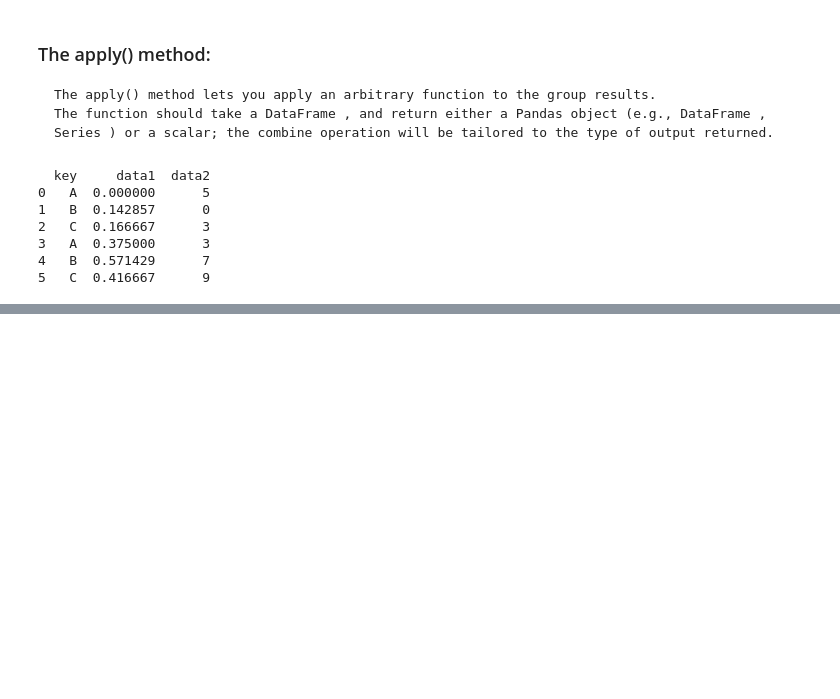
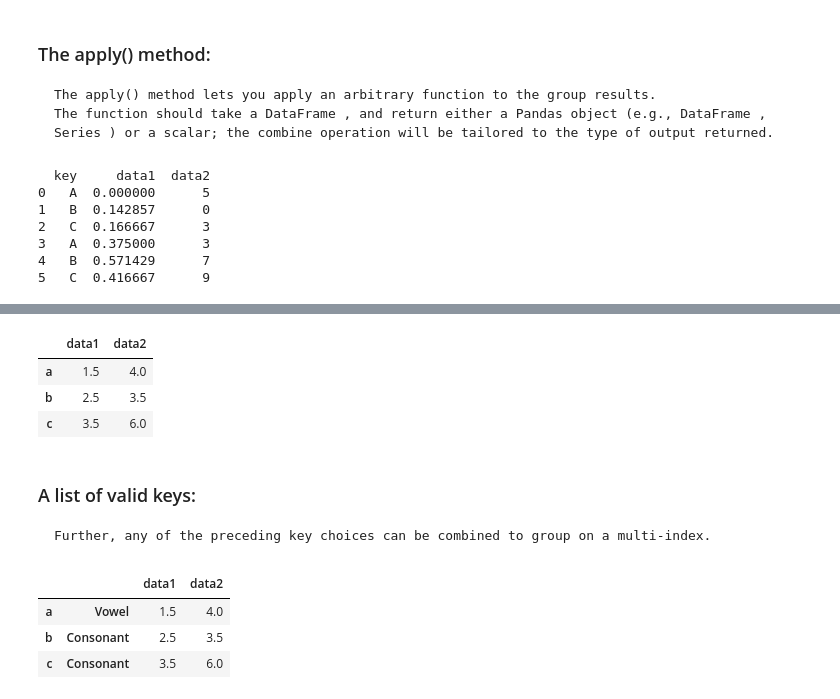
Before and after one commit to rajesh1994/python_excercise_programiz, a Jupyter notebook: python/10_pandas/python_for_datascience_handbook/8. Aggregation and Grouping.ipynb, the cells around one changed output, grey strips where cells are left out. Cells and saved outputs as stored; diff of their text form; code cells hidden in the pictures; blank space fills up the shorter version.

Commit message:
8. Aggregation and Grouping.ipynb - modified

```diff
--- a/python/10_pandas/python_for_datascience_handbook/8. Aggregation and Grouping.ipynb
+++ b/python/10_pandas/python_for_datascience_handbook/8. Aggregation and Grouping.ipynb
@@ -350,0 +377,4 @@ print(df.groupby('key').apply(norm_by_data2))
+# %%
+df2 = df.set_index('key')
+mapping = {'A' : 'Vowel', 'B' : 'Consonant', 'C' : 'Consonant'}
+df2.groupby(mapping).sum()
@@ -350,0 +388,17 @@ print(df.groupby('key').apply(norm_by_data2))
+# %%
+df2.groupby(str.lower).mean()
+# %% [output]
+|  | data1 | data2 |
+| a | 1.5 | 4.0 |
+| b | 2.5 | 3.5 |
+| c | 3.5 | 6.0 |
+# %% [markdown]
+### A list of valid keys:
+    Further, any of the preceding key choices can be combined to group on a multi-index.
+# %%
+df2.groupby([str.lower, mapping]).mean()
+# %% [output]
+|  |  | data1 | data2 |
+| a | Vowel | 1.5 | 4.0 |
+| b | Consonant | 2.5 | 3.5 |
+| c | Consonant | 3.5 | 6.0 |
```
Also changed, not shown: parts of 8 cells of this notebook.
